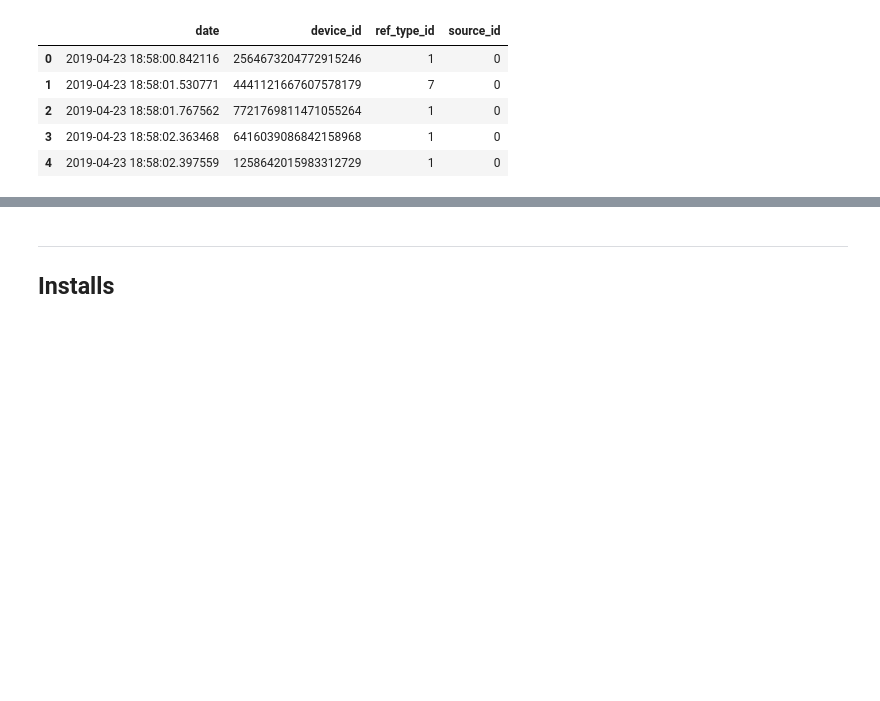
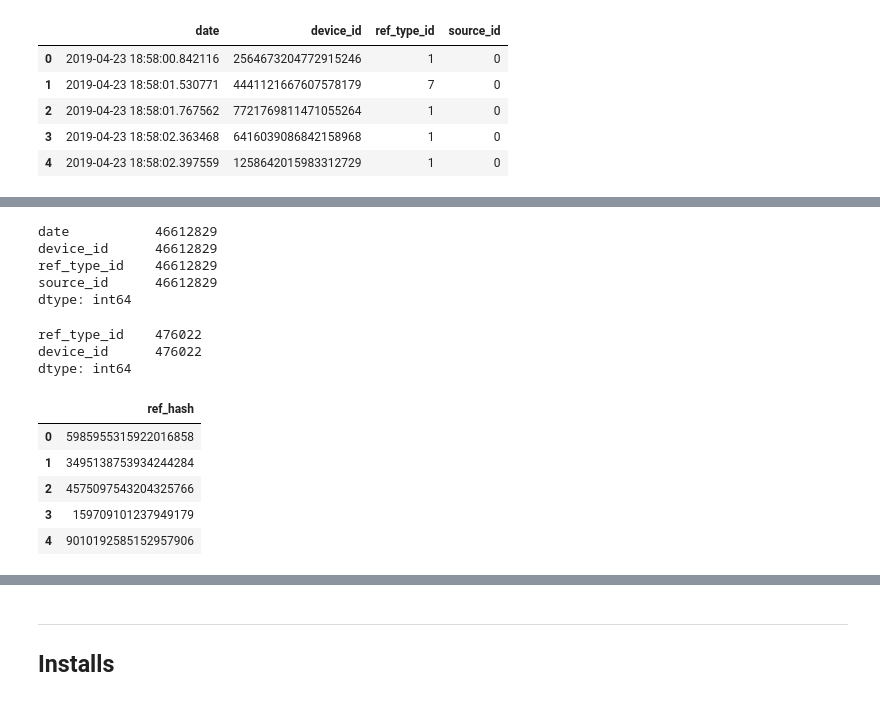
Before and after one commit to gatti2602/7506-datos, a Jupyter notebook: tp2/Nico/1-Optimizacion de Reads.ipynb, the cells around one changed output, grey strips where cells are left out. Drawn from its saved outputs; the diff is of its cells as text; code cells hidden in the pictures; blank space fills up the shorter version.

```diff
--- a/tp2/Nico/1-Optimizacion de Reads.ipynb
+++ b/tp2/Nico/1-Optimizacion de Reads.ipynb
@@ -63,3 +67,30 @@ auctions['ref_type_id'].value_counts()
 # %%
 auctions_7 = auctions.set_index('ref_type_id').loc[7,'device_id']
-auctions_7.loc[auctions_7.isin(auctions.set_index('ref_type_id').loc[1,'device_id'])].count()
+hash_to_drop = auctions_7.loc[auctions_7.isin(auctions.set_index('ref_type_id').loc[1,'device_id'].unique())].unique()
+# %%
+auctions.loc[~auctions['device_id'].isin(hash_to_drop)].count()
+# %% [output]
+date           46612829
+device_id      46612829
+ref_type_id    46612829
+source_id      46612829
+dtype: int64
+# %%
+auctions[['ref_type_id','device_id']].drop_duplicates().count()
+# %% [output]
+ref_type_id    476022
+device_id      476022
+dtype: int64
+# %%
+hash_to_drop = pd.DataFrame(hash_to_drop)
+hash_to_drop.to_csv('../data/hash_to_drop.csv')
+# %%
+hash_to_drop.columns = ['ref_hash']
+hash_to_drop.head()
+# %% [output]
+|  | ref_hash |
+| 0 | 5985955315922016858 |
+| 1 | 3495138753934244284 |
+| 2 | 4575097543204325766 |
+| 3 | 159709101237949179 |
+| 4 | 9010192585152957906 |
```
Also changed, not shown: parts of 4 cells of this notebook, 3 other files.
